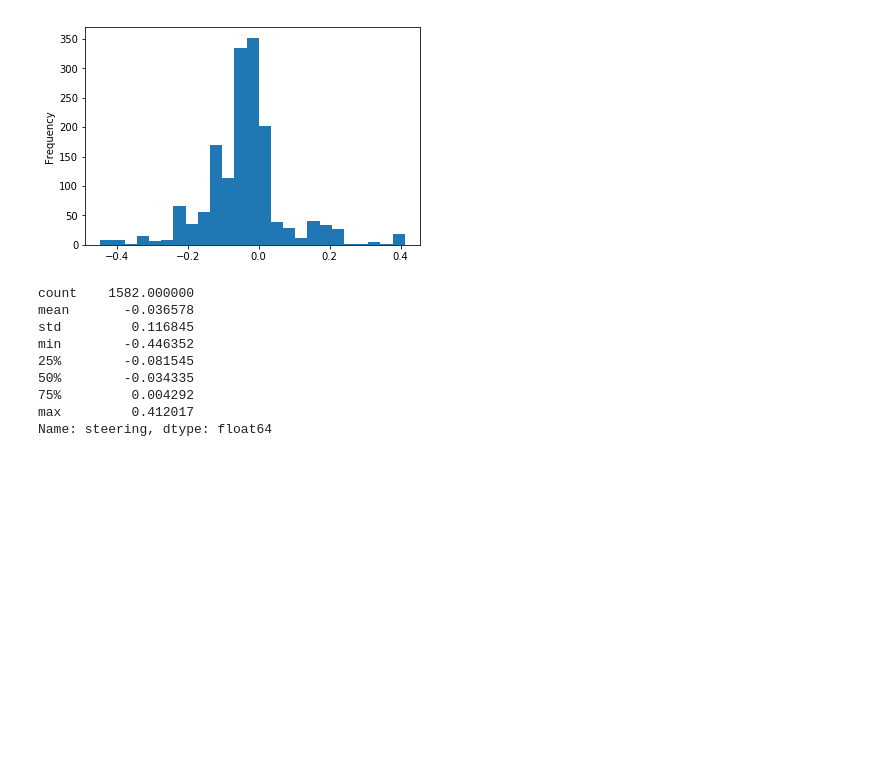
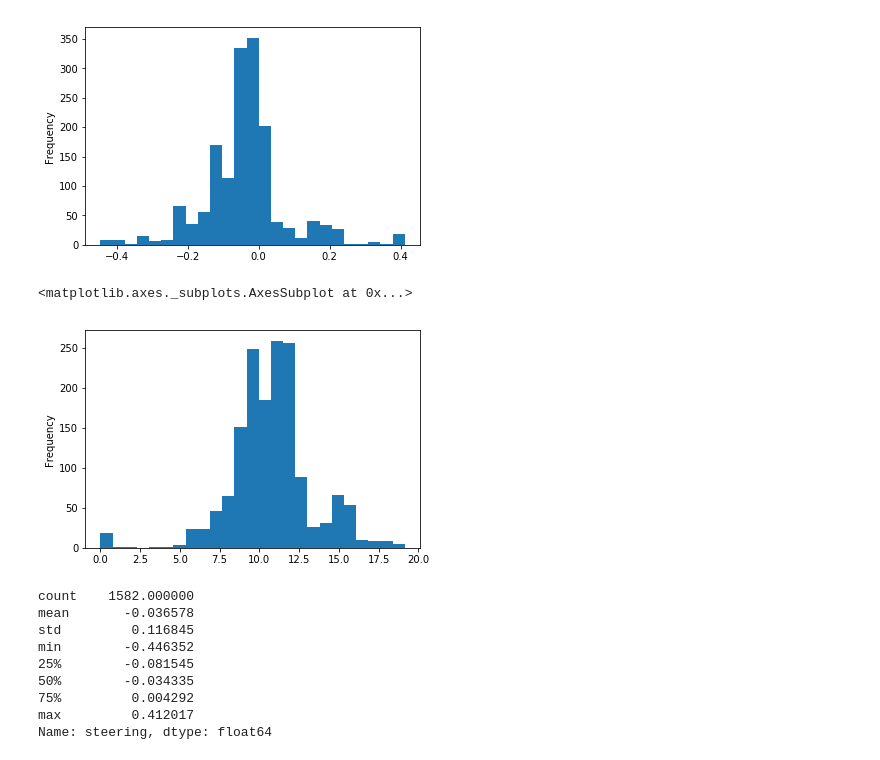
Before and after one commit to redheli/CarND-Behavioral-Cloning-P3, a Jupyter notebook: train.ipynb, the cells around one changed output. Saved outputs shown, nothing was run; the diff lists cells and outputs as text; code cells hidden in the pictures; blank space fills up the shorter version.

```diff
--- a/train.ipynb
+++ b/train.ipynb
@@ -27,6 +27,11 @@ data_df['steering'].plot.hist(bins=25)
 # %% [output]
 <matplotlib.axes._subplots.AxesSubplot at 0x...>
 [figure]
+# %%
+data_df['speed'].plot.hist(bins=25)
+# %% [output]
+<matplotlib.axes._subplots.AxesSubplot at 0x...>
+[figure, added]
 # %%
 data_df['steering'].describe()
 # %% [output]
```
Also changed, not shown: parts of 2 cells of this notebook, 1 other file.
